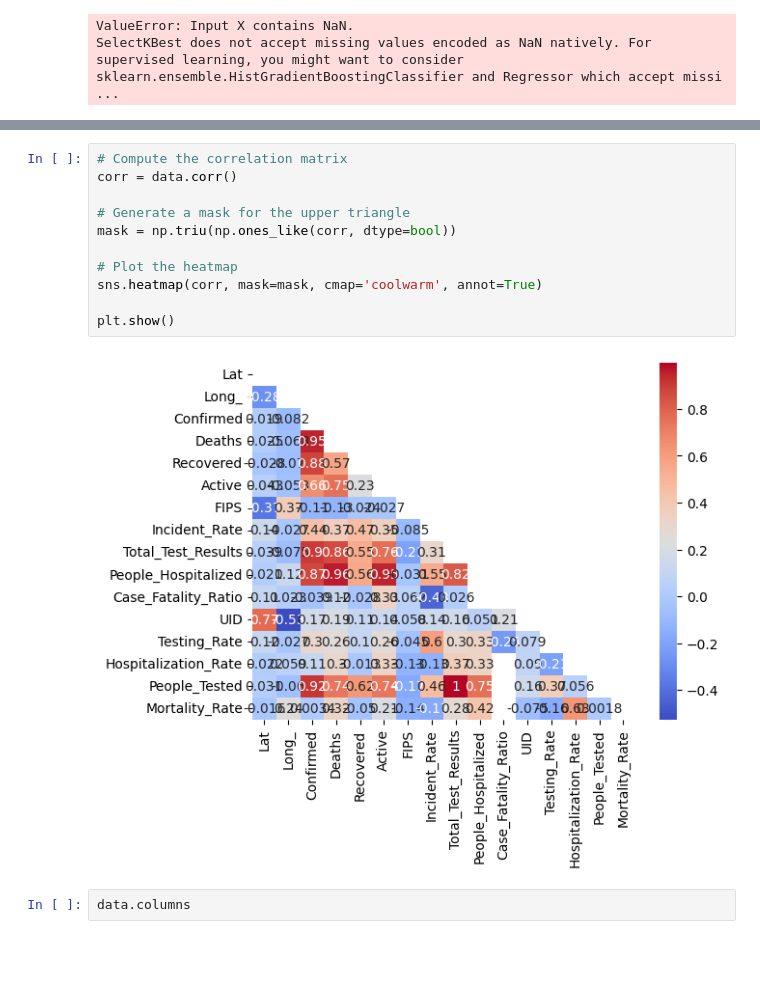
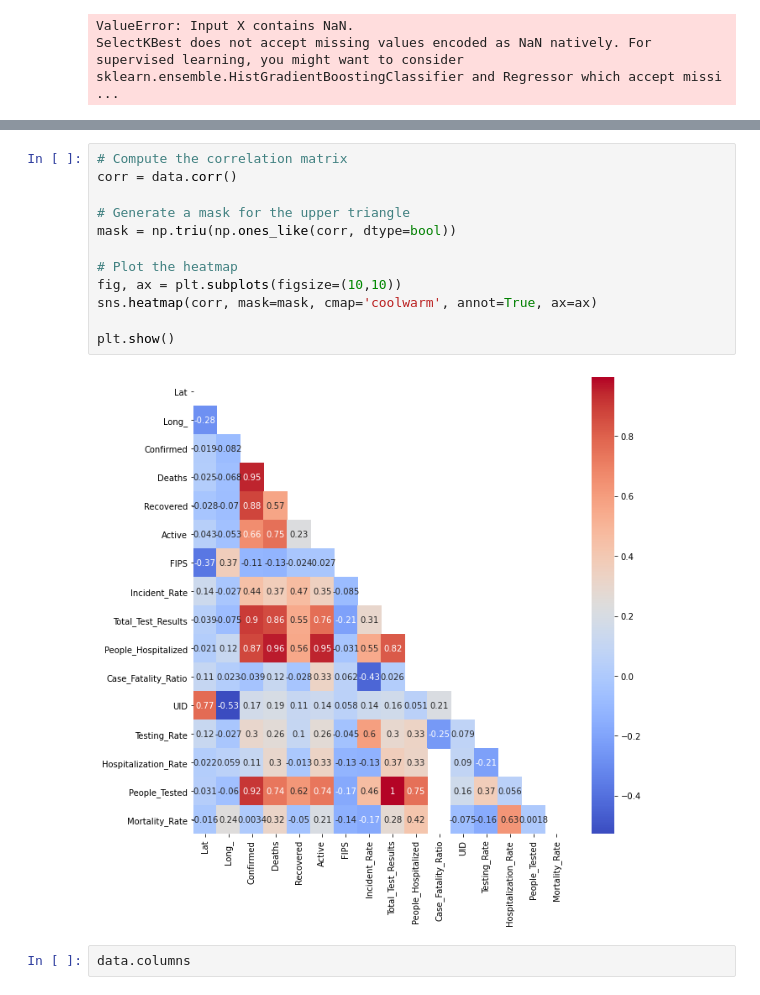
Before and after one commit to ArshiaIlaty/Introduction-to-Big-Data, a Jupyter notebook: FinalProject.ipynb, the cells around one changed output, grey strips where cells are left out. Saved outputs shown, nothing was run; the diff lists cells and outputs as text; blank space fills up the shorter version.

```diff
--- a/FinalProject.ipynb
+++ b/FinalProject.ipynb
@@ -394,16 +432,17 @@ SelectKBest does not accept missing values encoded as NaN natively. For supervis
 # %%
 # Compute the correlation matrix
 corr = data.corr()
 
 # Generate a mask for the upper triangle
 mask = np.triu(np.ones_like(corr, dtype=bool))
 
 # Plot the heatmap
-sns.heatmap(corr, mask=mask, cmap='coolwarm', annot=True)
+fig, ax = plt.subplots(figsize=(10,10))
+sns.heatmap(corr, mask=mask, cmap='coolwarm', annot=True, ax=ax)
 
 plt.show()
 # %% [output]
-[figure, old version]
+[figure, new version]
 # %%
 data.columns
 # %% [output]
```
Also changed, not shown: parts of 11 cells of this notebook.
